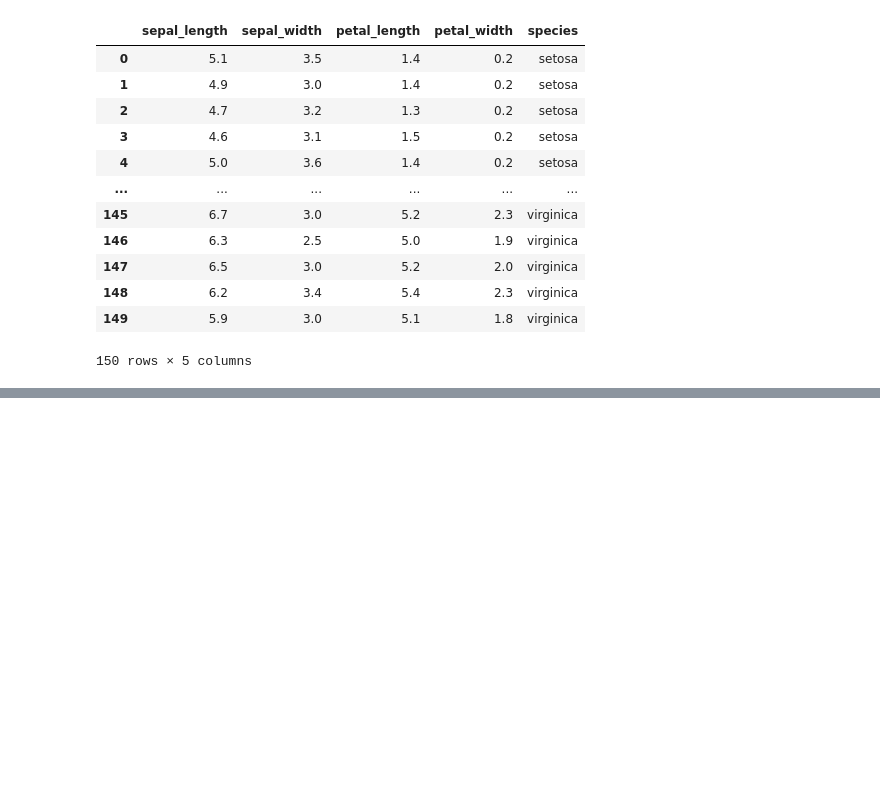
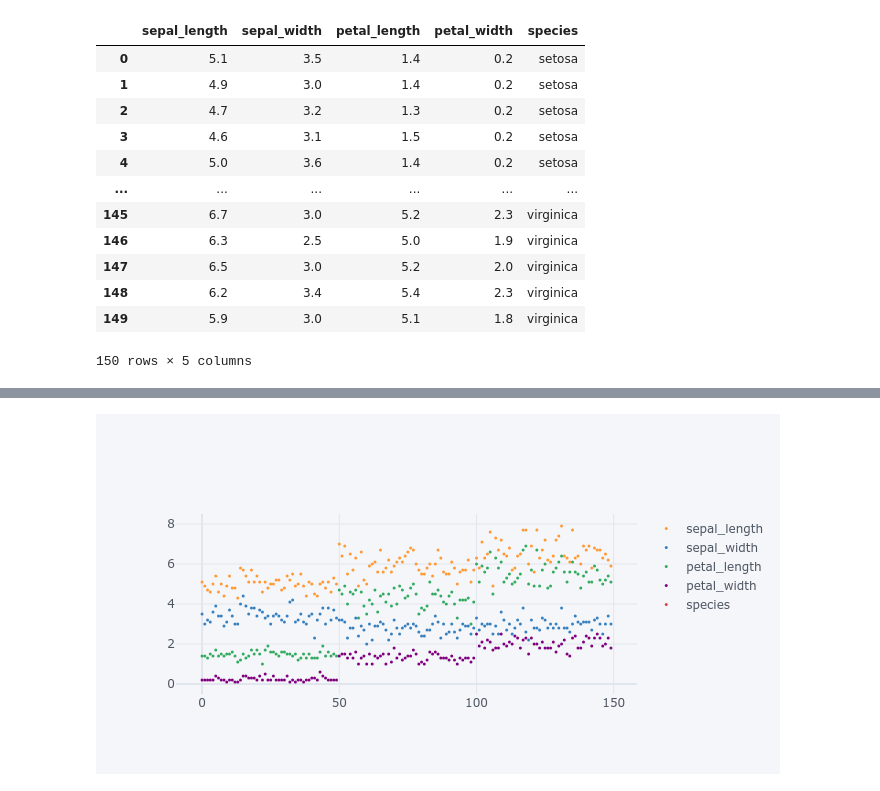
Before and after one commit to sagargiradkar/Python-For-Data-Science, a Jupyter notebook: GUI Programming with Tkinter/matplotlib.ipynb, the cells around one changed output, grey strips where cells are left out. Cells and saved outputs as stored; diff of their text form; code cells hidden in the pictures; blank space fills up the shorter version.

```diff
--- a/GUI Programming with Tkinter/matplotlib.ipynb
+++ b/GUI Programming with Tkinter/matplotlib.ipynb
@@ -90,0 +95,4 @@ df.iplot()
+# %%
+df.iplot(kind = 'scatter',mode = 'markers',size = 3 )
+# %% [output]
+[figure, added]
```
Also changed, not shown: parts of 9 cells of this notebook, 2 other files.
